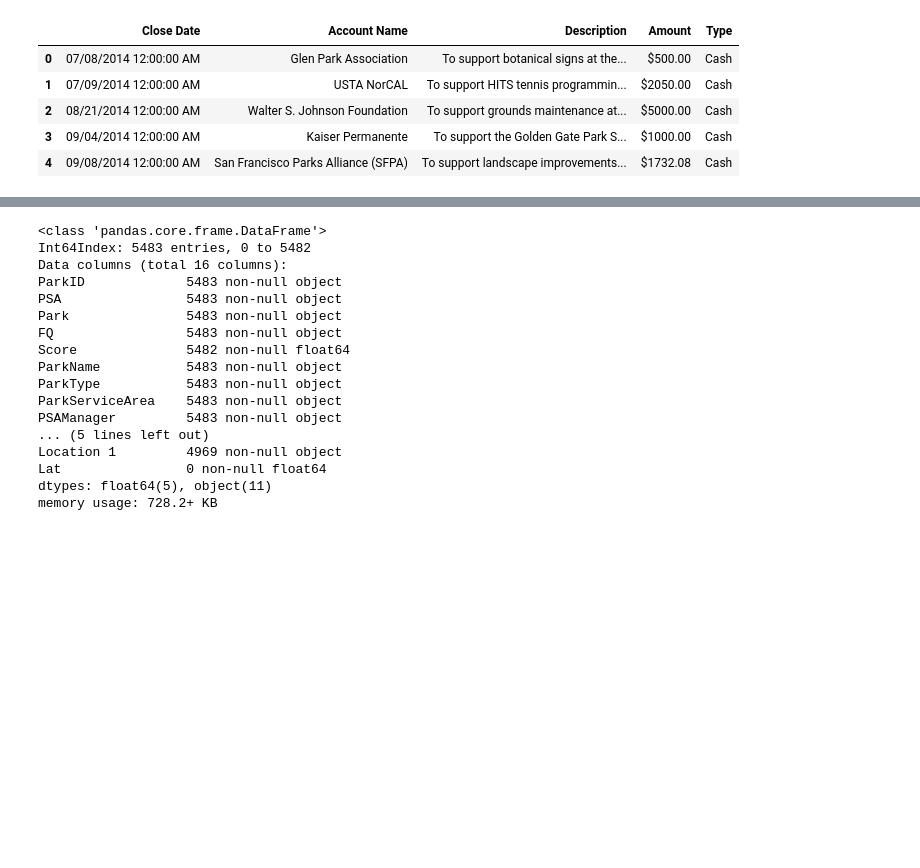
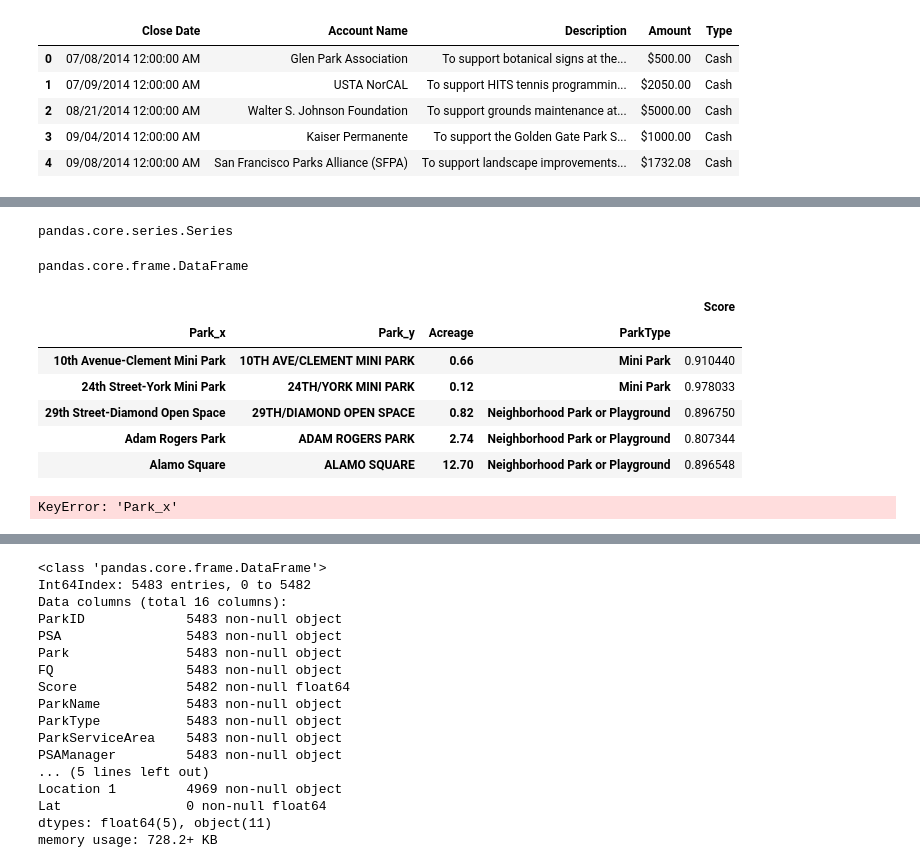
Before and after one commit to adrijab/Project-3, a Jupyter notebook: project-3-sf-regression.ipynb, the cells around one changed output, grey strips where cells are left out. Cells and saved outputs as stored; diff of their text form; code cells hidden in the pictures; blank space fills up the shorter version.

```diff
--- a/project-3-sf-regression.ipynb
+++ b/project-3-sf-regression.ipynb
@@ -556,0 +612,25 @@ sf_p_merged = sf_p1.merge(sf_p2, on=['ParkID'], how='outer')
+# %%
+type(sf_p_merged_new)
+# %% [output]
+pandas.core.series.Series
+# %%
+sf_p_merged_new = pd.DataFrame(sf_p_merged_new)
+type(sf_p_merged_new)
+# %% [output]
+pandas.core.frame.DataFrame
+# %%
+sf_p_merged_new.head()
+# %% [output]
+|  |  |  |  | Score |
+| Park_x | Park_y | Acreage | ParkType |  |
+| 10th Avenue-Clement Mini Park | 10TH AVE/CLEMENT MINI PARK | 0.66 | Mini Park | 0.910440 |
+| 24th Street-York Mini Park | 24TH/YORK MINI PARK | 0.12 | Mini Park | 0.978033 |
+| 29th Street-Diamond Open Space | 29TH/DIAMOND OPEN SPACE | 0.82 | Neighborhood Park or Playground | 0.896750 |
+| Adam Rogers Park | ADAM ROGERS PARK | 2.74 | Neighborhood Park or Playground | 0.807344 |
+| Alamo Square | ALAMO SQUARE | 12.70 | Neighborhood Park or Playground | 0.896548 |
+# %%
+#Since Park_x and Park_y are same we can have just one of the columns
+#Deleting column Park_x and renaming it to Park names
+del sf_p_merged_new['Park_x']
+# %% [output]
+KeyError: 'Park_x'
```
Also changed, not shown: parts of 55 cells of this notebook, 19 other files.
